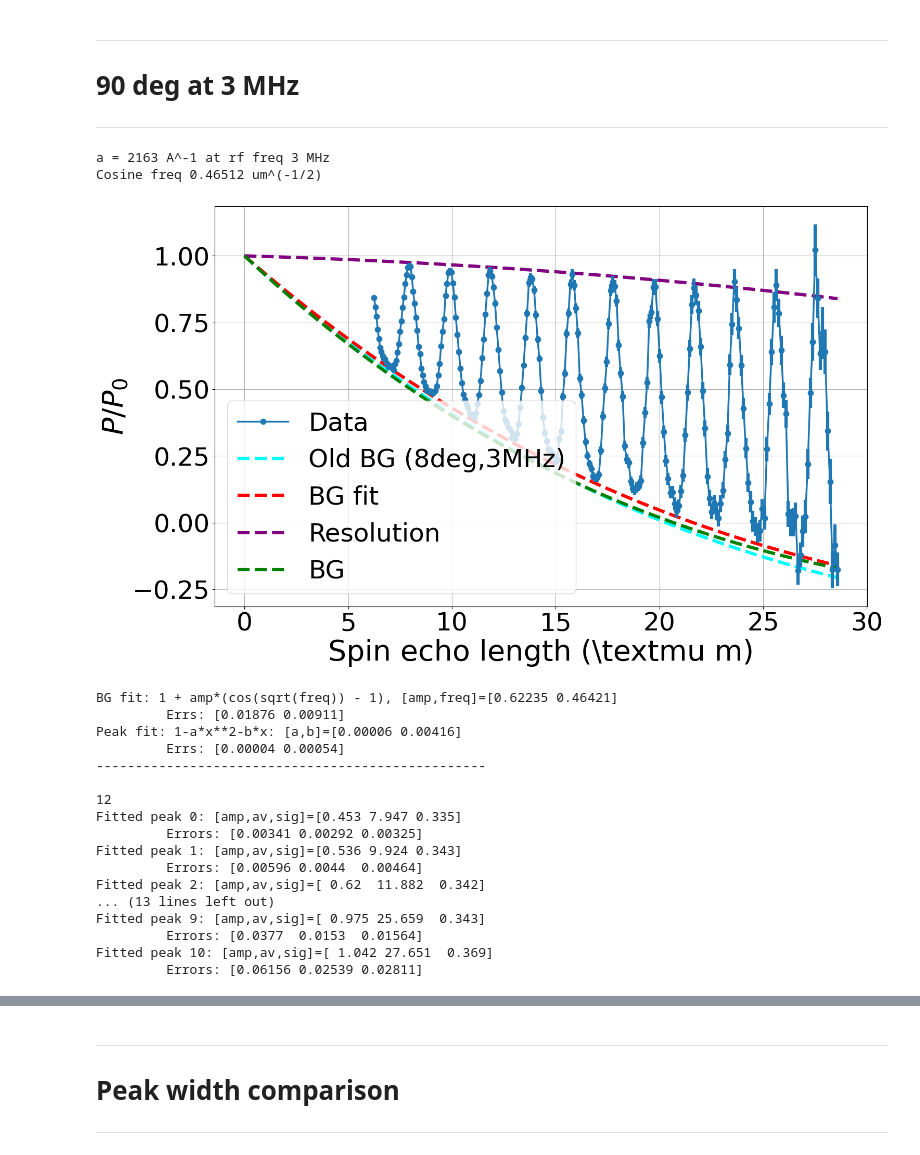
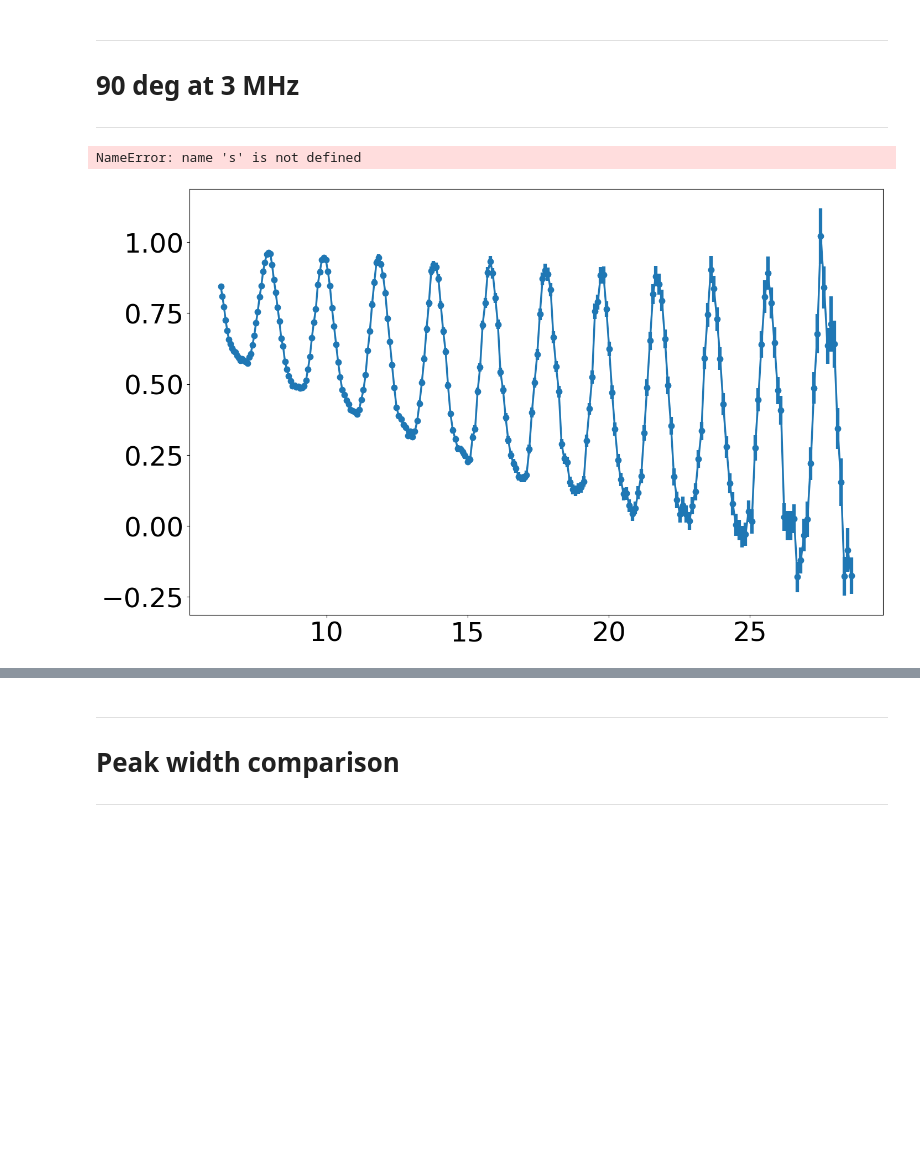
Before and after one commit to srmck/SESANS-coherence-length, a Jupyter notebook: Coherence_analysis.ipynb, the cells around one changed output, grey strips where cells are left out. Drawn from its saved outputs; the diff is of its cells as text; code cells hidden in the pictures; blank space fills up the shorter version.

```diff
--- a/Coherence_analysis.ipynb
+++ b/Coherence_analysis.ipynb
@@ -447,8 +450,6 @@ with open(path+file) as f:
     x_tot = np.linspace(0,x[-1],400)
     y = np.array([float(temp[y][1]) for y in range(len(temp))])
     e = np.array([float(temp[y][2]) for y in range(len(temp))])
-
-    s = savgol_filter(y,6,3)
 
 fig, ax = plt.subplots()
 plt.plot(x,y,'o',label='Data raw',color='C0')
@@ -496,7 +497,6 @@ plt.show()
 
 X3_saved = np.copy(x)
 X3_tot_saved = np.copy(x_tot)
-S3_saved = np.copy(s)
 fparms3_saved = np.copy(fparms)
 BG_parms_3_8 = np.copy(bs)
 # %% [output]
@@ -524,12 +524,9 @@ with open(path+file) as f:
     y = np.array([float(temp[y][1]) for y in range(len(temp))])
     e = np.array([float(temp[y][2]) for y in range(len(temp))])
 
-    s = savgol_filter(y,7,3)
-
 fig, ax = plt.subplots()
 plt.plot(x,y,'o',label='Data',color='C0')
 plt.errorbar(x,y,e,color='C0')
-plt.plot(X3_saved,S3_saved,'--',label='3MHz,8deg',color='C1')
 
 bs = [0.69, BG_parms_2_90[1]*np.sqrt(2/3)]  #total guess for the fit
 plt.plot(x_tot,BG(x_tot,*bs),color='red',label='BG (4p5deg,3MHz)')
@@ -570,7 +567,6 @@ plt.show()
 
 X4_saved = np.copy(x)
 X4_tot_saved = np.copy(x_tot)
-S4_saved = np.copy(s)
 fparms4_saved = np.copy(fparms)
 BG_parms_3_4p5 = np.copy(bs)
 # %% [output]
@@ -597,17 +593,16 @@ with open(path+file) as f:
     x_tot = np.linspace(0,x[-1],400)
     y = np.array([float(temp[y][1]) for y in range(len(temp))])
     e = np.array([float(temp[y][2]) for y in range(len(temp))])
-    s = savgol_filter(y,5,3)
 
-    tr2,_ = find_peaks(-s,distance=5)
-    pk2,_ = find_peaks(s,distance=15)
+    tr2,_ = find_peaks(-y,prominence=.1)
+    tr2 = np.insert(tr2,[0],[0]) #insert first point: P(0)=1
+    pk2,_ = find_peaks(y,prominence=.1)
 
 fig, ax = plt.subplots()
 plt.plot(x,y,'o',label='Data',color='C0',ms=7.5,zorder=5,ls='-',linewidth=2.5)
 plt.errorbar(x,y,e,color='C0',ls='none',zorder=5)
-#plt.plot(x,s,'-',label='Data smoothed',color='C1')
-#plt.plot(x[tr2],s[tr2],'o',ms=10,color='red',zorder=5)
-#plt.plot(x[pk2],s[pk2],'o',ms=10,color='green',zorder=5)
+plt.plot(x[tr2],s[tr2],'o',ms=10,color='red',zorder=5)
+plt.plot(x[pk2],s[pk2],'o',ms=10,color='green',zorder=5)
 
 guess_tr2 = [.65,get_BG_freq(3,40)[1]]  #sqrt spin echo length cosine
 lb = [0,0]
@@ -652,50 +647,32 @@ seperated = splitter(peak_x[0],1)[1:]
 
 fparms = []
 all_errs2 = []
 print(len(sep))
 
 for indx,sep in enumerate(seperated):
     plt.plot(x[sep],np.zeros(len(sep)),'o',color='black',zorder=10)  #peak fit domain
 
     guess = [.5,x[sep[len(sep)//2]],.35]
     ff,errs = curve_fit(ampgauss,x[sep],subtracted[sep],p0=guess)
     fparms.append(ff)
     all_errs2.append(errs)
     #plt.plot(x,ampgauss(x,*guess),'--',color=f'C{indx}')
     plt.plot(x,ampgauss(x,*ff),color=f'C{indx}')
 
     print(f'Fitted peak {indx}: [amp,av,sig]={np.round(ff,3)}')
     print(f'\t Errors: {np.round(np.sqrt(np.diag(errs)),5)}')
 
 plt.xlabel('Spin echo length (um)')
 plt.ylabel('P/P_0')
 plt.grid()
 ax.legend(loc='center left', bbox_to_anchor=(1, 0.5))
 plt.show()
 
 X5_saved = np.copy(x)
 X5_tot_saved = np.copy(x_tot)
 S5_saved = np.copy(s)
 fparms5_saved = np.copy(fparms)
 BG_parms_3_90 = np.copy(parms_tr2)
 # %% [output]
-a = 2163 A^-1 at rf freq 3 MHz
-Cosine freq 0.46512 um^(-1/2)
+NameError: name 's' is not defined
-[figure, old version]
+[figure, new version]
-BG fit: 1 + amp*(cos(sqrt(freq)) - 1), [amp,freq]=[0.62235 0.46421]
-         Errs: [0.01876 0.00911]
-Peak fit: 1-a*x**2-b*x: [a,b]=[0.00006 0.00416]
-         Errs: [0.00004 0.00054]
---------------------------------------------------
-
-12
-Fitted peak 0: [amp,av,sig]=[0.453 7.947 0.335]
-         Errors: [0.00341 0.00292 0.00325]
-Fitted peak 1: [amp,av,sig]=[0.536 9.924 0.343]
-         Errors: [0.00596 0.0044  0.00464]
-Fitted peak 2: [amp,av,sig]=[ 0.62  11.882  0.342]
-... (13 lines left out)
-Fitted peak 9: [amp,av,sig]=[ 0.975 25.659  0.343]
-         Errors: [0.0377  0.0153  0.01564]
-Fitted peak 10: [amp,av,sig]=[ 1.042 27.651  0.369]
-         Errors: [0.06156 0.02539 0.02811]
```
Also changed, not shown: parts of 12 cells of this notebook, 15 other files.
